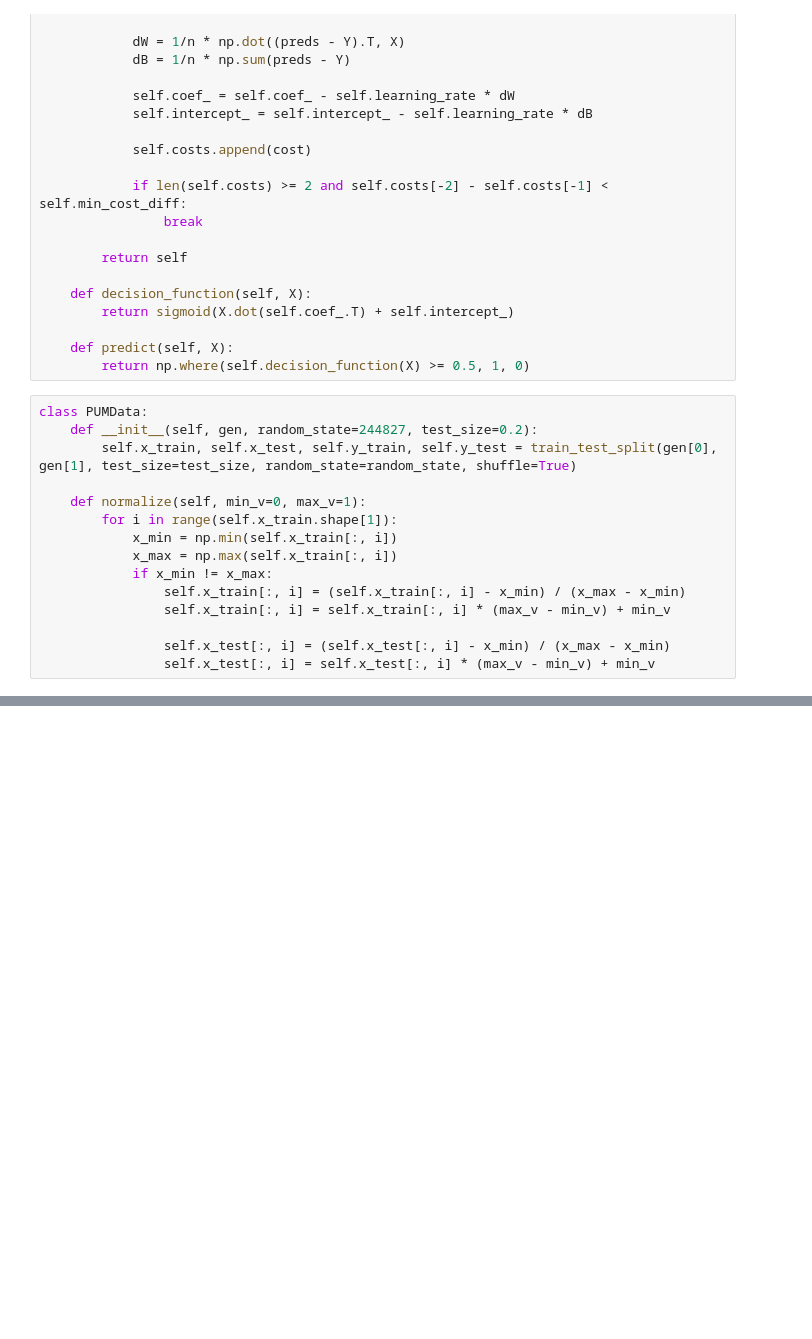
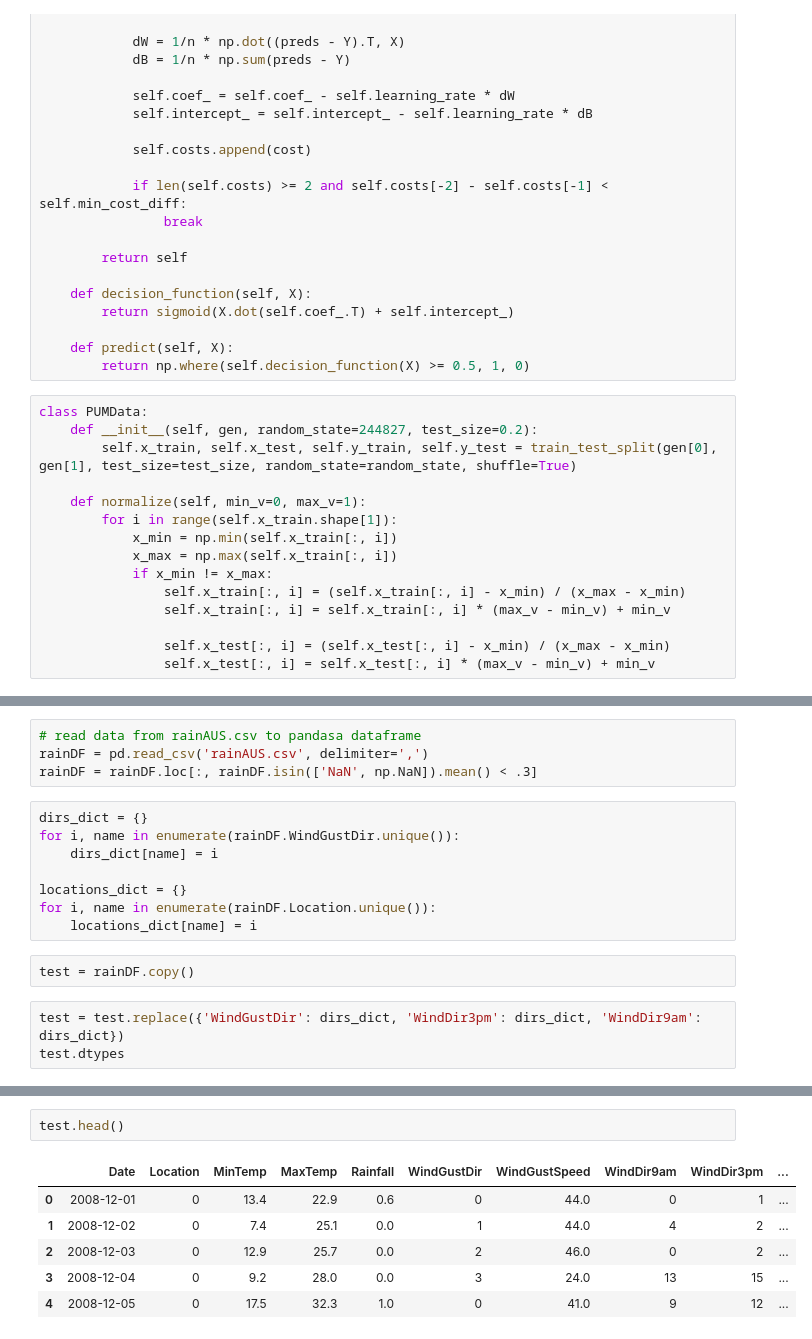
Before and after one commit to DonChaka/PUM, a Jupyter notebook: 3.RegresjaLogistyczna/3RegresjaLogistyczna.ipynb, the cells around one changed output, grey strips where cells are left out. Cells and saved outputs as stored; diff of their text form; blank space fills up the shorter version.

```diff
--- a/3.RegresjaLogistyczna/3RegresjaLogistyczna.ipynb
+++ b/3.RegresjaLogistyczna/3RegresjaLogistyczna.ipynb
@@ -164,0 +175,17 @@ Model sklearn uczyl sie przez                   2987200 ns
+# %%
+# read data from rainAUS.csv to pandasa dataframe
+rainDF = pd.read_csv('rainAUS.csv', delimiter=',')
+rainDF = rainDF.loc[:, rainDF.isin(['NaN', np.NaN]).mean() < .3]
+# %%
+dirs_dict = {}
+for i, name in enumerate(rainDF.WindGustDir.unique()):
+    dirs_dict[name] = i
+
+locations_dict = {}
+for i, name in enumerate(rainDF.Location.unique()):
+    locations_dict[name] = i
+# %%
+test = rainDF.copy()
+# %%
+test = test.replace({'WindGustDir': dirs_dict, 'WindDir3pm': dirs_dict, 'WindDir9am': dirs_dict})
+test.dtypes
@@ -164,0 +213,9 @@ Model sklearn uczyl sie przez                   2987200 ns
+# %%
+test.head()
+# %% [output]
+|  | Date | Location | MinTemp | MaxTemp | Rainfall | WindGustDir | WindGustSpeed | WindDir9am | WindDir3pm | ... |
+| 0 | 2008-12-01 | 0 | 13.4 | 22.9 | 0.6 | 0 | 44.0 | 0 | 1 | ... |
+| 1 | 2008-12-02 | 0 | 7.4 | 25.1 | 0.0 | 1 | 44.0 | 4 | 2 | ... |
+| 2 | 2008-12-03 | 0 | 12.9 | 25.7 | 0.0 | 2 | 46.0 | 0 | 2 | ... |
+| 3 | 2008-12-04 | 0 | 9.2 | 28.0 | 0.0 | 3 | 24.0 | 13 | 15 | ... |
+| 4 | 2008-12-05 | 0 | 17.5 | 32.3 | 1.0 | 0 | 41.0 | 9 | 12 | ... |
```
Also changed, not shown: parts of 7 cells of this notebook, 1 other file.
